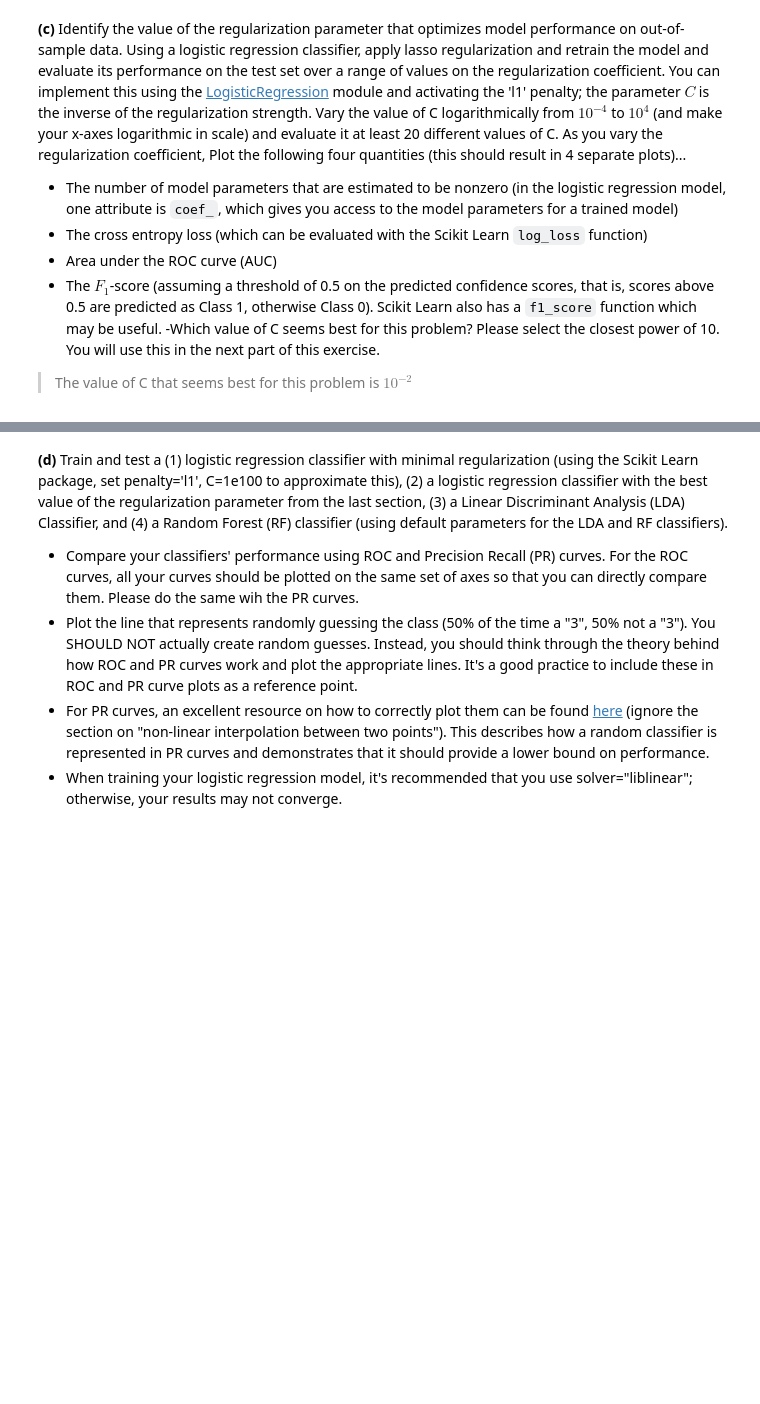
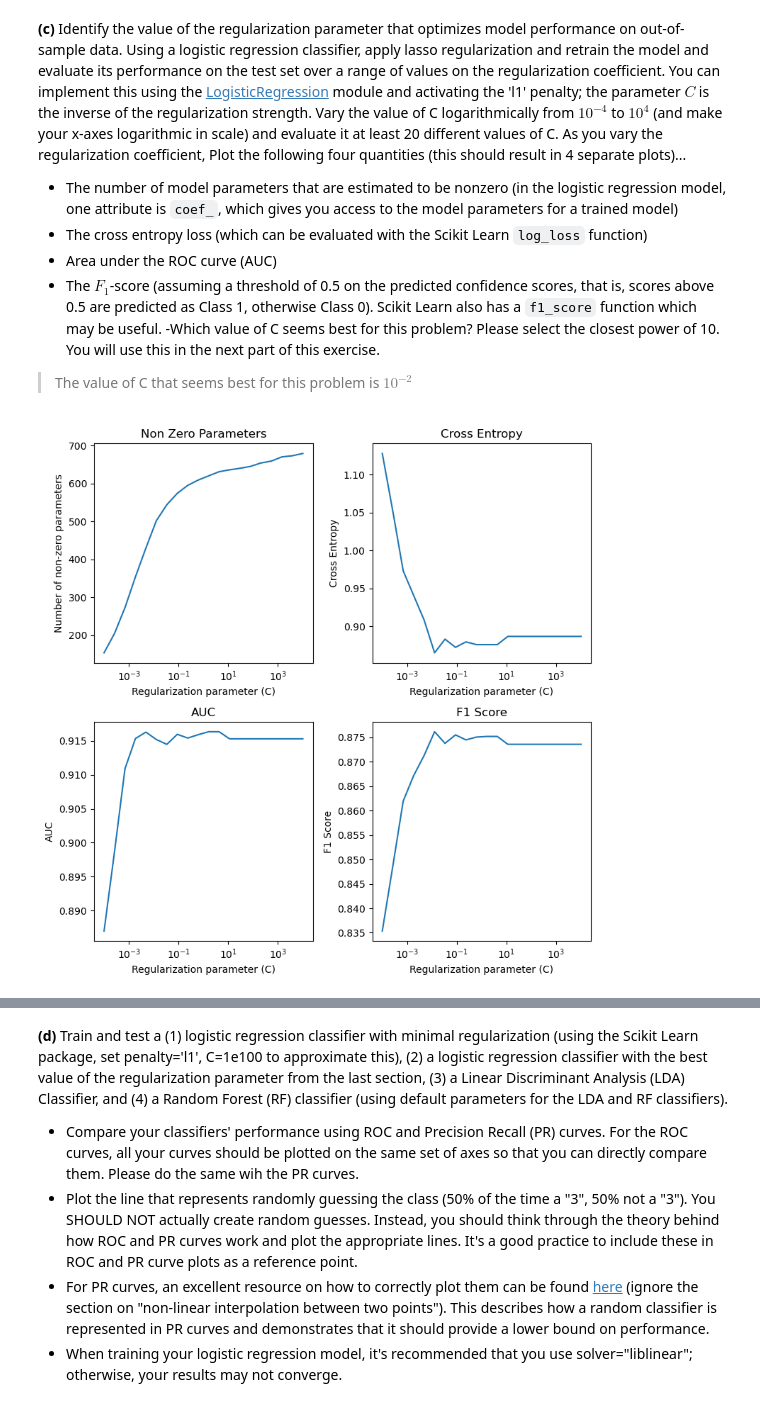
Before and after one commit to dani-jimlar/ML_assignments, a Jupyter notebook: a_3/Assignment_3.ipynb, the cells around one changed output, grey strips where cells are left out. Cells and saved outputs as stored; diff of their text form; code cells hidden in the pictures; blank space fills up the shorter version.

```diff
--- a/a_3/Assignment_3.ipynb
+++ b/a_3/Assignment_3.ipynb
@@ -648,3 +715,43 @@ plt.show()
+# %%
+import matplotlib.pyplot as plt
+
+fig, axs = plt.subplots(2, 2, figsize=(8, 8))
+
+# Parameters
+axs[0, 0].plot(c_list, param_list)
+axs[0, 0].set_xscale("log")
+axs[0, 0].set_xlabel("Regularization parameter (C)")
+axs[0, 0].set_ylabel("Number of non-zero parameters")
+axs[0, 0].set_title("Non Zero Parameters")
+
+# cross en
+axs[0, 1].plot(c_list, logloss_list)
+axs[0, 1].set_xscale("log")
+axs[0, 1].set_xlabel("Regularization parameter (C)")
+axs[0, 1].set_ylabel("Cross Entropy")
+axs[0, 1].set_title("Cross Entropy")
+
+#  AUC
+axs[1, 0].plot(c_list, auc_list)
+axs[1, 0].set_xscale("log")
+axs[1, 0].set_xlabel("Regularization parameter (C)")
+axs[1, 0].set_ylabel("AUC")
+axs[1, 0].set_title("AUC")
+
+# F1
+axs[1, 1].plot(c_list, f1_list)
+axs[1, 1].set_xscale("log")
+axs[1, 1].set_xlabel("Regularization parameter (C)")
+axs[1, 1].set_ylabel("F1 Score")
+axs[1, 1].set_title("F1 Score")
+
+# Adjust layout
+plt.tight_layout()
+
+# Show plot
+plt.show()
+# %% [output]
+[figure, added]
 # %%
 f1_list.index(max(f1_list))
 c_list[5]
```
Also changed, not shown: parts of 13 cells of this notebook.
